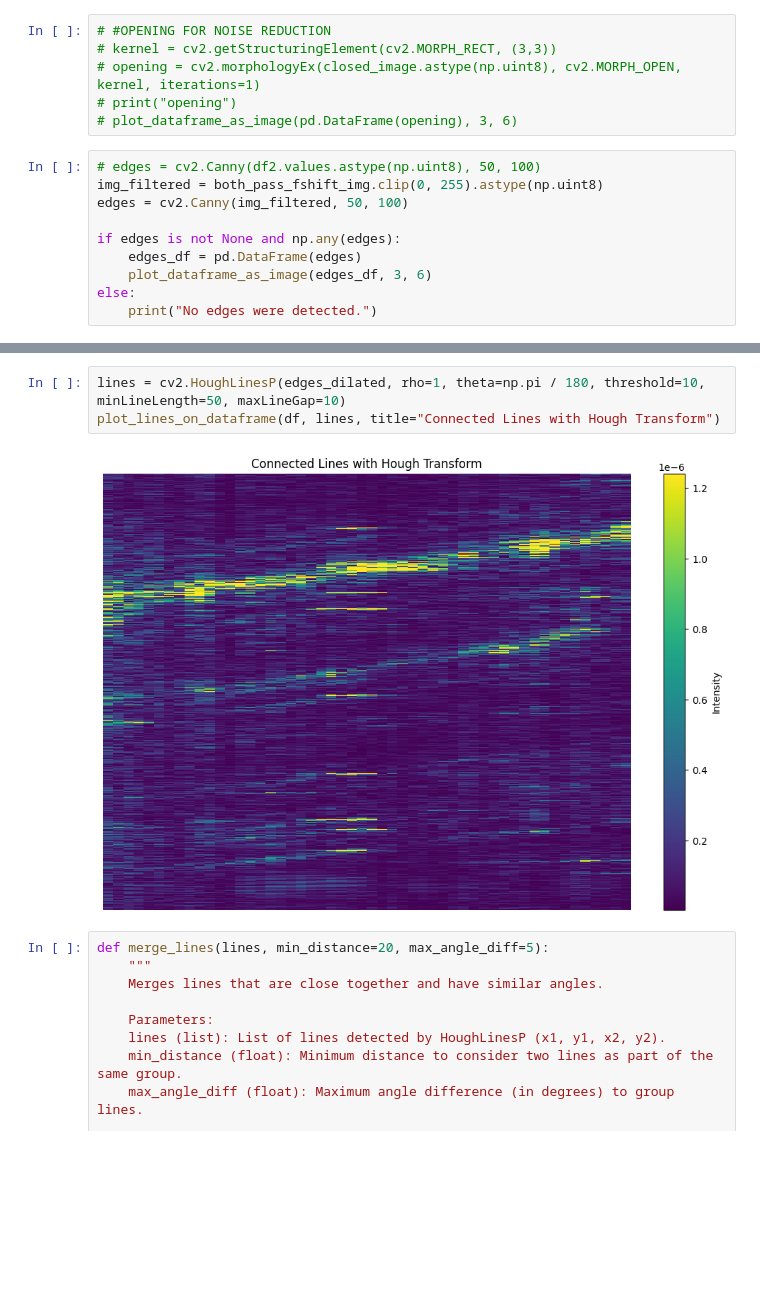
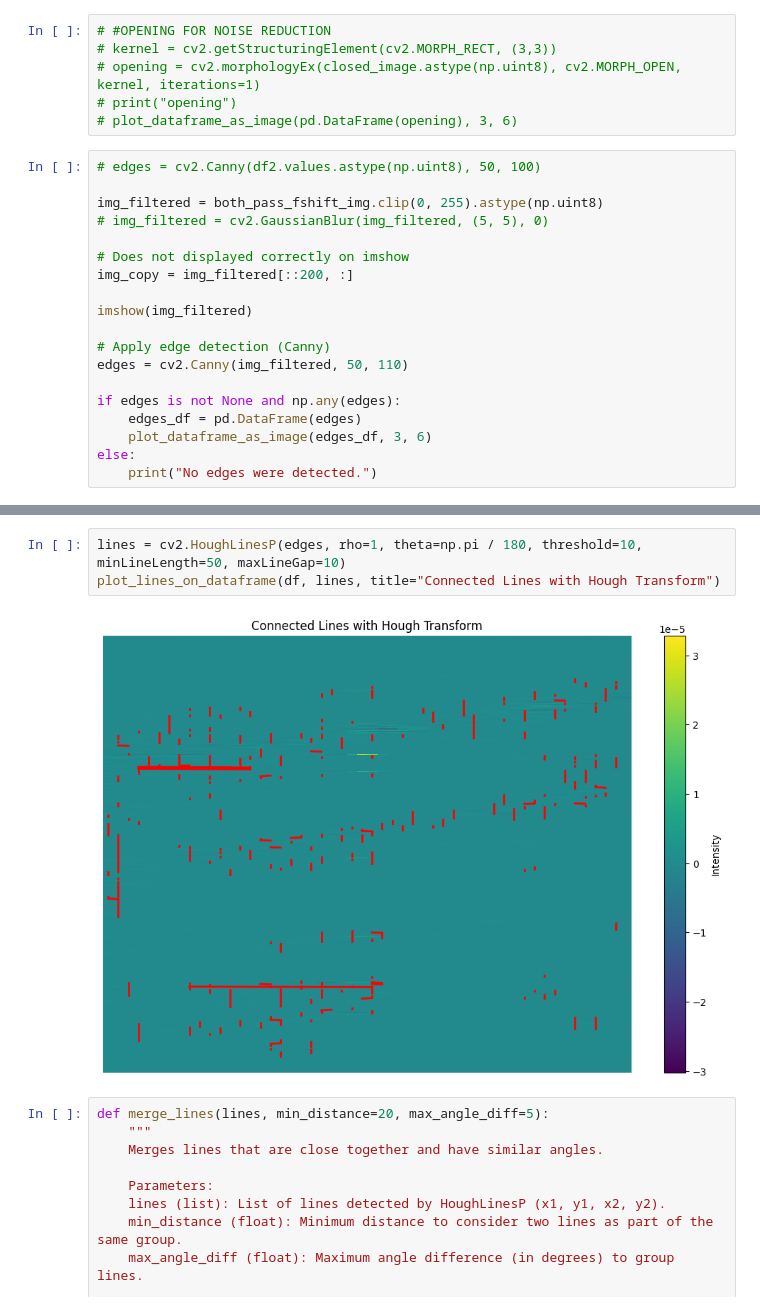
Before and after one commit to mmartyna123/ComputerVision, a Jupyter notebook: Project1/Project_fft.ipynb, the cells around one changed output, grey strips where cells are left out. Drawn from its saved outputs; the diff is of its cells as text; blank space fills up the shorter version.

```diff
--- a/Project1/Project_fft.ipynb
+++ b/Project1/Project_fft.ipynb
@@ -516,8 +508,17 @@ binarized after gauss
 # plot_dataframe_as_image(pd.DataFrame(opening), 3, 6)
 # %%
 # edges = cv2.Canny(df2.values.astype(np.uint8), 50, 100)
+
 img_filtered = both_pass_fshift_img.clip(0, 255).astype(np.uint8)
-edges = cv2.Canny(img_filtered, 50, 100)
+# img_filtered = cv2.GaussianBlur(img_filtered, (5, 5), 0)
+
+# Does not displayed correctly on imshow
+img_copy = img_filtered[::200, :]
+
+imshow(img_filtered)
+
+# Apply edge detection (Canny)
+edges = cv2.Canny(img_filtered, 50, 110)
 
 if edges is not None and np.any(edges):
     edges_df = pd.DataFrame(edges)
@@ -539,8 +542,8 @@ plot_dataframe_as_image(edges_dilated, 3, 6)
 # %%
-lines = cv2.HoughLinesP(edges_dilated, rho=1, theta=np.pi / 180, threshold=10, minLineLength=50, maxLineGap=10)
+lines = cv2.HoughLinesP(edges, rho=1, theta=np.pi / 180, threshold=10, minLineLength=50, maxLineGap=10)
 plot_lines_on_dataframe(df, lines, title="Connected Lines with Hough Transform")
 # %% [output]
-[figure, old version]
+[figure, new version]
 # %%
 def merge_lines(lines, min_distance=20, max_angle_diff=5):
     """
```
Also changed, not shown: parts of 15 cells of this notebook, 1 other file.
